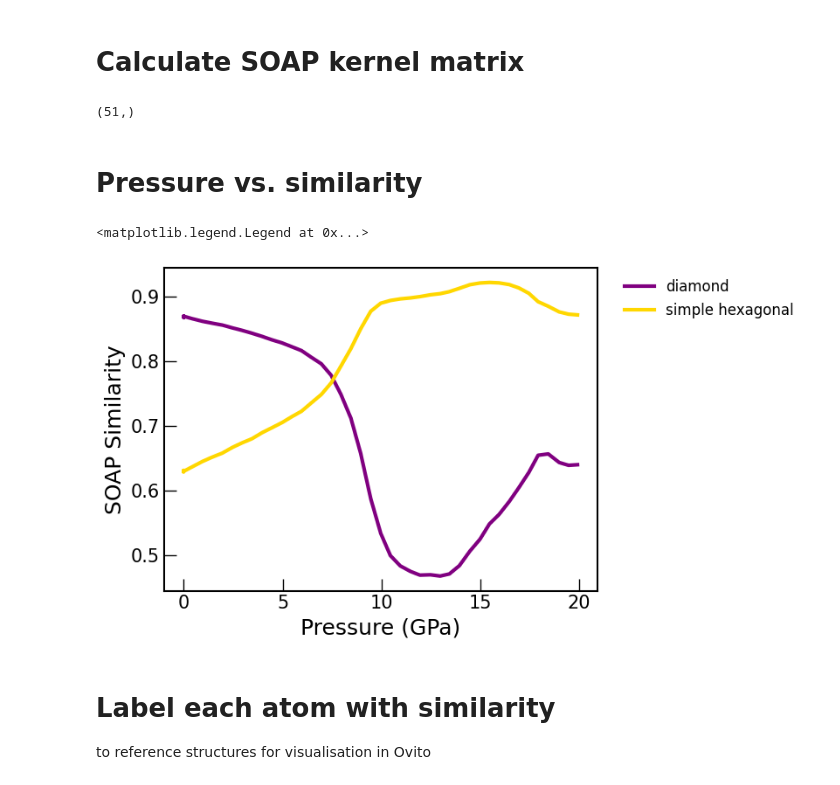
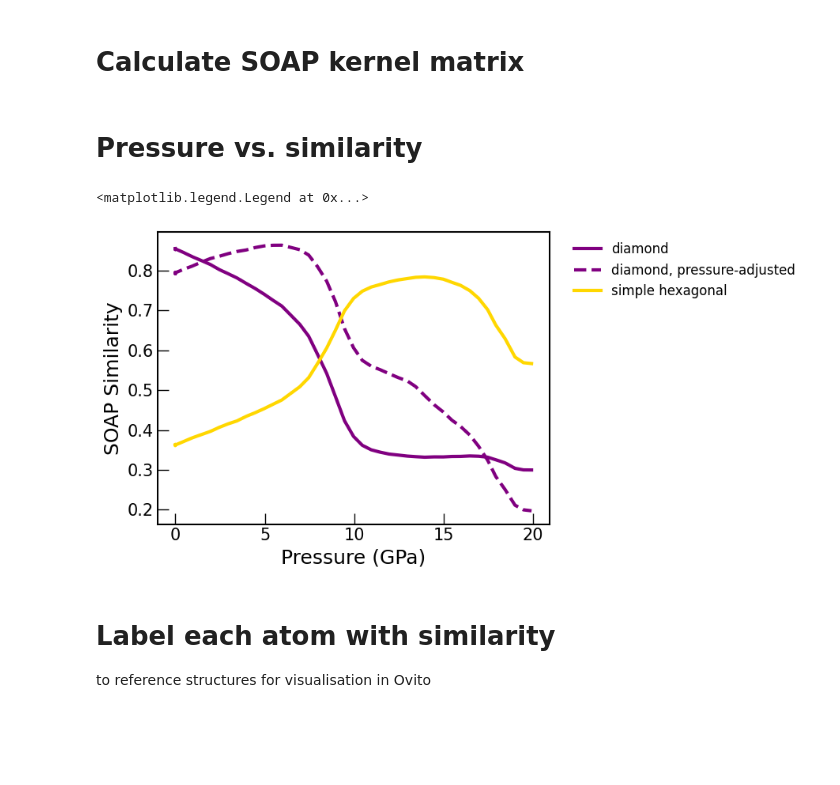
Before and after one commit to MorrowChem/how-to-validate-potentials-demo, a Jupyter notebook: demo-validation-soap.ipynb, the cells around one changed output. Cells and saved outputs as stored; diff of their text form; code cells hidden in the pictures; blank space fills up the shorter version.

Commit message:
added rss searching and optimisation of structures for SOAP demonstration

```diff
--- a/demo-validation-soap.ipynb
+++ b/demo-validation-soap.ipynb
@@ -82,20 +151,25 @@ simple_hexagonal_descriptor.shape  # SOAP vector length
+# %%
+fitted_diamonds = []
+
+for i, val in enumerate(pressures):
+    at = diamond.copy()
+    at.set_cell(lattice_fit(val), scale_atoms=True)
+    fitted_diamonds.append(at.copy())
+
+fitted_diamond_descriptors = np.array([soap_cell_average.calc_descriptor(at) for at in fitted_diamonds]).squeeze()
 # %% [markdown]
 # Calculate SOAP kernel matrix
 # %%
 zeta = 4  # exponent for the kernel
 
-# calculate dot products (einsum makes dealing with varying shapes of array easier)
-k_dia_av = np.einsum('i...j,k...j', average_descriptor, diamond_descriptor).squeeze()**zeta
-k_dia_atomistic = np.einsum('i...j,k...j', atomistic_descriptor, diamond_descriptor).squeeze()**zeta
+# calculate dot products
+k_dia_av = np.dot(average_descriptor, diamond_descriptor)**zeta
+k_dia_atomistic = np.dot(atomistic_descriptor, diamond_descriptor)**zeta
+
+k_dia_pressure_adjusted_av = [np.dot(i,j)**zeta for (i,j) in zip(average_descriptor,
+                                                                fitted_diamond_descriptors[::5])]
 # %%
-k_simple_hexagonal_av = np.einsum('i...j,k...j', average_descriptor, simple_hexagonal_descriptor).squeeze()**zeta
-k_simple_hexagonal_atomistic = np.einsum('i...j,k...j', atomistic_descriptor, simple_hexagonal_descriptor).squeeze()**zeta
+k_simple_hexagonal_av = np.dot(average_descriptor, simple_hexagonal_descriptor)**zeta
+k_simple_hexagonal_atomistic = np.dot(atomistic_descriptor, simple_hexagonal_descriptor)**zeta
-# %%
-k_dia_av = k_dia_av.squeeze()
-k_simple_hexagonal_av = k_simple_hexagonal_av.squeeze()
-# %%
-k_dia_av.squeeze().shape # one similarity value for each structure in the trajectory
-# %% [output]
-(51,)
 # %% [markdown]
 # Pressure vs. similarity
@@ -105,16 +176,18 @@ plt.style.use('./share/plot.mplstyle')
 # %%
 fig, axs = plt.subplots()
 
 
 pressure_Gpa = thermo['f_PressAve'][::5]/1e4
 axs.plot(pressure_Gpa, k_dia_av, label='diamond', c='purple')
+axs.plot(pressure_Gpa, k_dia_pressure_adjusted_av, label='diamond, pressure-adjusted', c='purple', ls='--')
+
 axs.plot(pressure_Gpa, k_simple_hexagonal_av, label='simple hexagonal', c='gold')
 
 axs.set(xlabel='Pressure (GPa)', ylabel='SOAP Similarity')
 axs.legend(loc='upper left', bbox_to_anchor=(1, 1.05), frameon=False)
 # %% [output]
 <matplotlib.legend.Legend at 0x...>
-[figure, old version]
+[figure, new version]
 # %% [markdown]
 # Label each atom with similarity
 to reference structures for visualisation in Ovito
```
Also changed, not shown: parts of 18 cells of this notebook, 3 other files.
